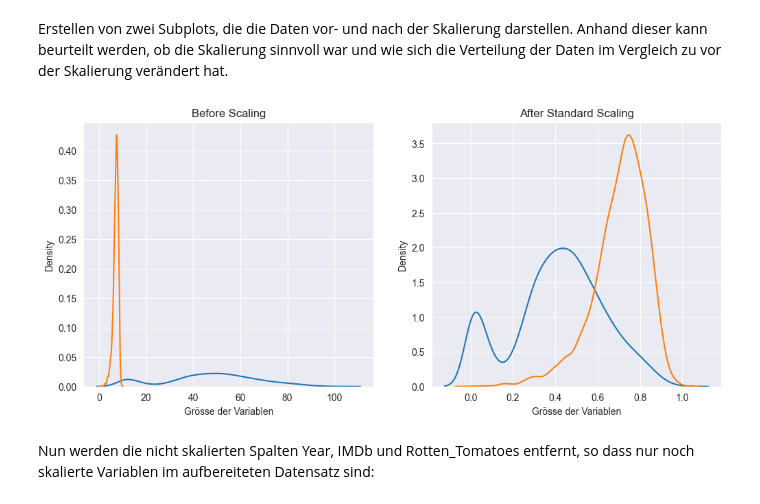
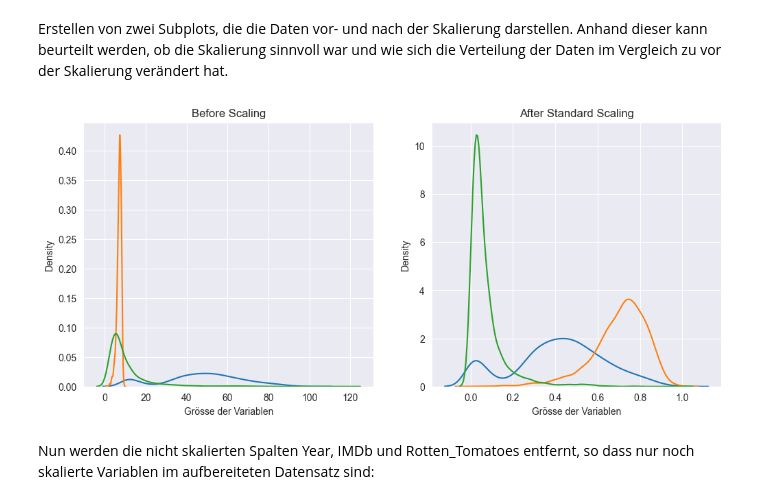
Before and after one commit to silviarutz/streaming, a Jupyter notebook: 3_scaling.ipynb, the cells around one changed output. Saved outputs shown, nothing was run; the diff lists cells and outputs as text; code cells hidden in the pictures.

Commit message:
Skalierung Diagramm geändert

```diff
--- a/3_scaling.ipynb
+++ b/3_scaling.ipynb
@@ -66,20 +66,22 @@ Erstellen von zwei Subplots, die die Daten vor- und nach der Skalierung darstell
 # %%
 fig, (ax1, ax2) = plt.subplots(ncols=2, figsize=(12, 5))
 
 # before scaling
 ax1.set_title('Before Scaling')
 sns.kdeplot(X_train_sel['Rotten_Tomatoes'], ax=ax1)
 sns.kdeplot(X_train_sel['IMDb'], ax=ax1)
+sns.kdeplot(X_train_sel['Year'], ax=ax1)
 ax1.set_xlabel("Grösse der Variablen")
 
 # after scaling
 ax2.set_title('After Standard Scaling')
 sns.kdeplot(X_train_scaled['Rotten_Tomatoes'], ax=ax2)
 sns.kdeplot(X_train_scaled['IMDb'], ax=ax2)
+sns.kdeplot(X_train_scaled['Year'], ax=ax2)
 ax2.set_xlabel("Grösse der Variablen")
 plt.show()
 # %% [output]
-[figure, old version]
+[figure, new version]
 # %% [markdown]
 Nun werden die nicht skalierten Spalten Year, IMDb und Rotten_Tomatoes entfernt, so dass nur noch skalierte Variablen im aufbereiteten Datensatz sind:
 # %%
```
Also changed, not shown: 1 other file.
